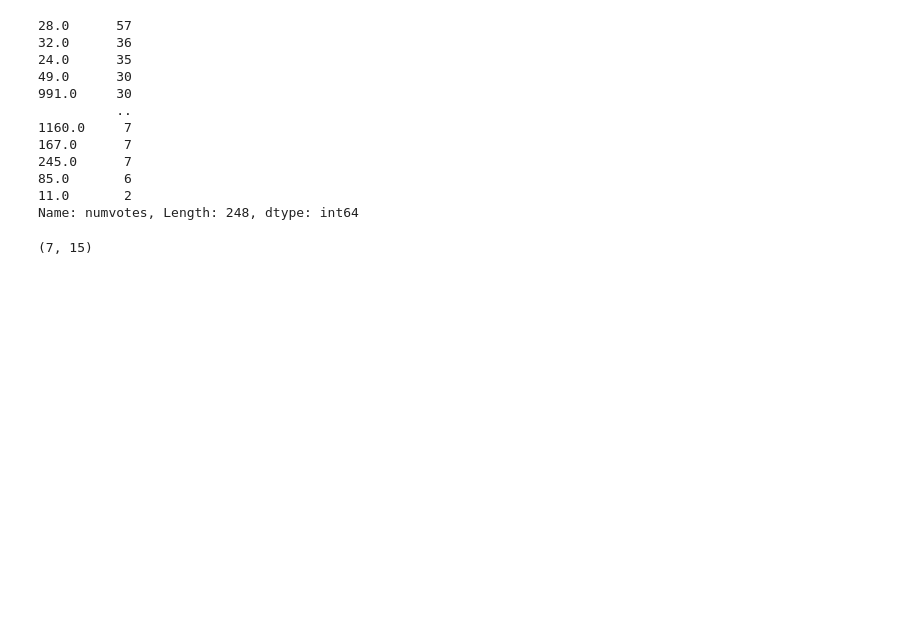
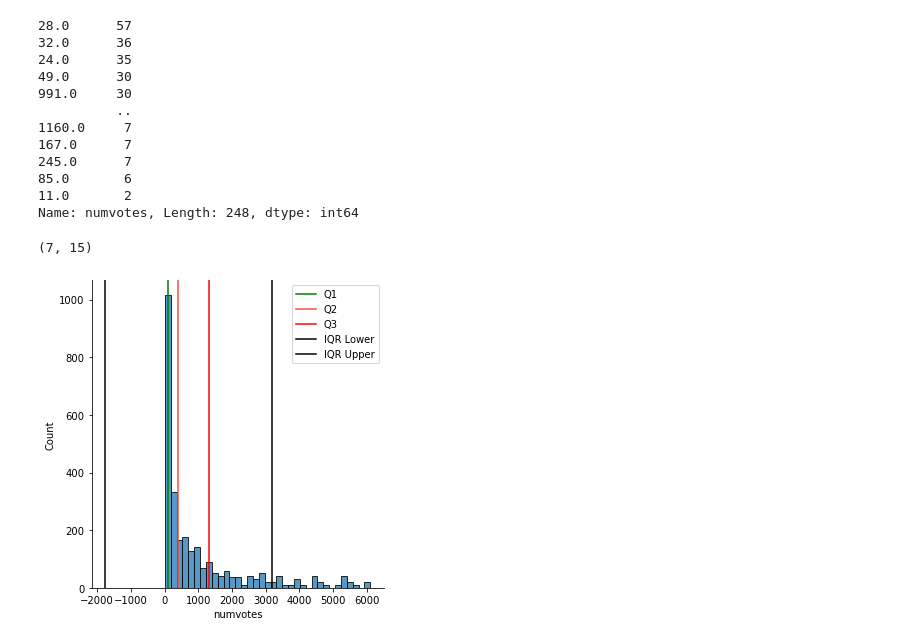
Before and after one commit to 333Kenji/IMDB_KMeans, a Jupyter notebook: Notebooks/KMeans.ipynb, the cells around one changed output. Drawn from its saved outputs; the diff is of its cells as text; code cells hidden in the pictures; blank space fills up the shorter version.

```diff
--- a/Notebooks/KMeans.ipynb
+++ b/Notebooks/KMeans.ipynb
@@ -567,2 +609,33 @@ data[data.numvotes == 6].shape
 # %% [output]
 (7, 15)
+# %%
+# illustrating the above assumption by trimming a copy of the data even further shows that indeed, the data is skewed - I'll not overprocess, instead this could be saved for scaling.
+q1 = np.quantile(data.numvotes, 0.25)
+q2 = np.quantile(data.numvotes, 0.5)
+q3 = np.quantile(data.numvotes, 0.75)
+
+# calc iqr
+iqr = (q3 - q1)
+# expand iqr to discern outliers
+iqr_x = iqr*1.5
+
+# setting the lower and upper limits
+iqr_lower = q1-iqr_x
+iqr_upper = q3+iqr_x
+
+# trimming off everything above and below the threshold.
+data2 = data[data.numvotes > iqr_lower]
+data3 = data2[data2.numvotes < iqr_upper]
+
+
+sns.displot(data.numvotes)
+plt.axvline(x=q1, label="Q1", c = 'g')
+plt.axvline(x=q2, label="Q2", c = '#fd4d3f')
+plt.axvline(x=q3, label="Q3", c = 'r')
+
+plt.axvline(x=iqr_lower, label = 'IQR Lower', c = 'black')
+plt.axvline(x=iqr_upper, label = 'IQR Upper', c = 'black')
+plt.legend()
+plt.show()
+# %% [output]
+[figure, added]
```
Also changed, not shown: parts of 72 cells of this notebook.
